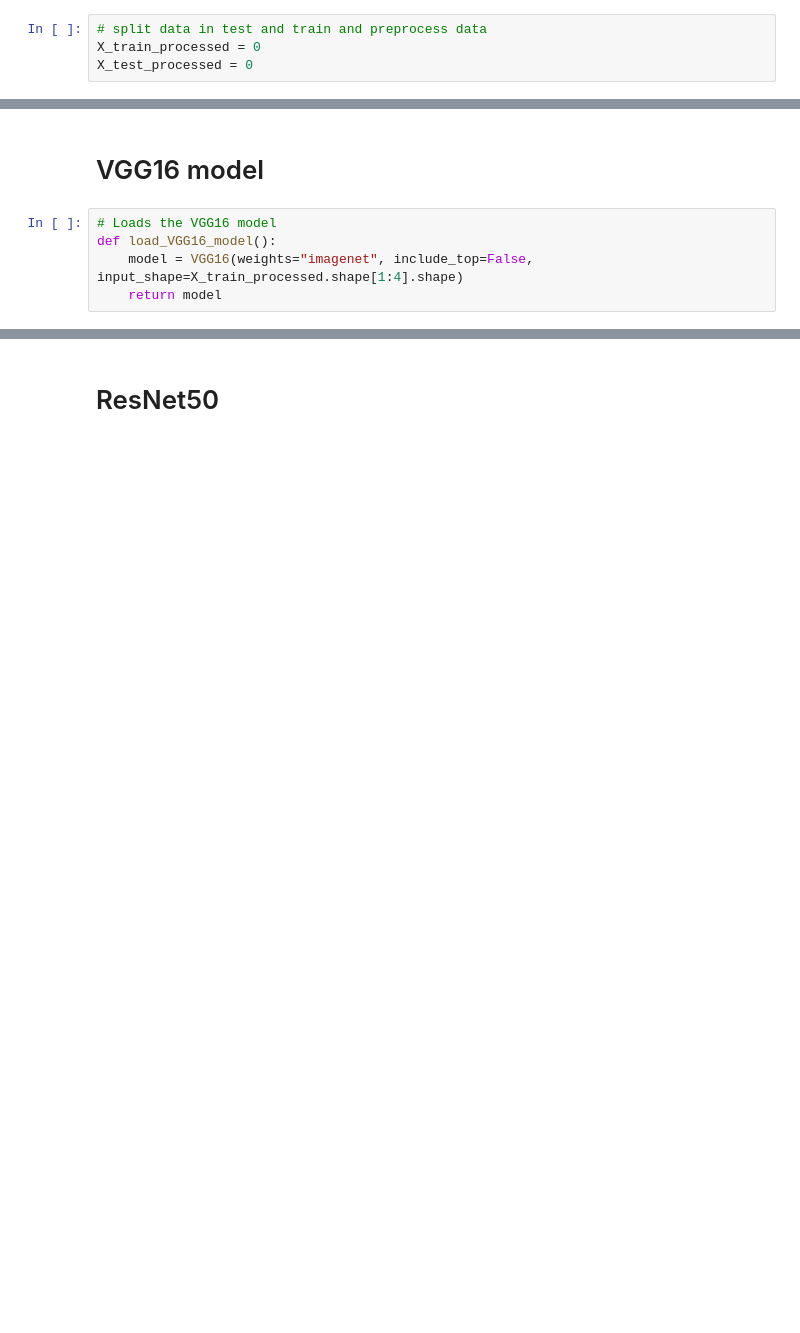
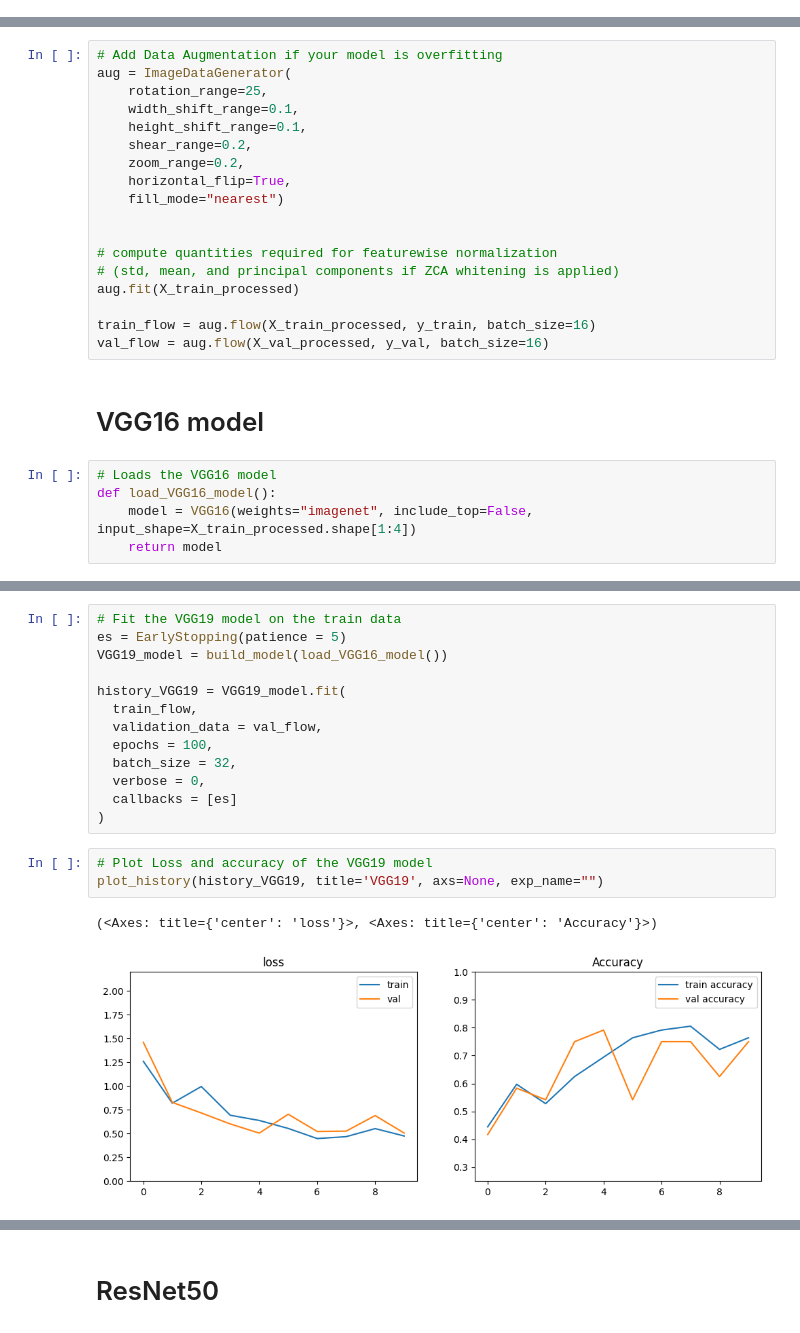
Before and after one commit to ariannamng/predicting_nail_diseases, a Jupyter notebook: predicting_nails/prediction/simple_model.ipynb, the cells around one changed output, grey strips where cells are left out. Cells and saved outputs as stored; diff of their text form; blank space fills up the shorter version.

Commit message:
updated simple model

```diff
--- a/predicting_nails/prediction/simple_model.ipynb
+++ b/predicting_nails/prediction/simple_model.ipynb
@@ -97,4 +135,0 @@ else:
-# %%
-# split data in test and train and preprocess data
-X_train_processed = 0
-X_test_processed = 0
@@ -120,9 +138,27 @@ plot_history(history_baseline, title='Baseline', axs=None, exp_name="")
+# %%
+# Add Data Augmentation if your model is overfitting
+aug = ImageDataGenerator(
+    rotation_range=25,
+    width_shift_range=0.1,
+    height_shift_range=0.1,
+    shear_range=0.2,
+    zoom_range=0.2,
+    horizontal_flip=True,
+    fill_mode="nearest")
+
+
+# compute quantities required for featurewise normalization
+# (std, mean, and principal components if ZCA whitening is applied)
+aug.fit(X_train_processed)
+
+train_flow = aug.flow(X_train_processed, y_train, batch_size=16)
+val_flow = aug.flow(X_val_processed, y_val, batch_size=16)
 # %% [markdown]
 # VGG16 model
 # %%
 # Loads the VGG16 model
 def load_VGG16_model():
-    model = VGG16(weights="imagenet", include_top=False, input_shape=X_train_processed.shape[1:4].shape)
+    model = VGG16(weights="imagenet", include_top=False, input_shape=X_train_processed.shape[1:4])
     return model
 # %%
 # Fit the VGG16 model on the train data
@@ -143,0 +194,19 @@ plot_history(history_VGG16, title='VGG16', axs=None, exp_name="")
+# %%
+# Fit the VGG19 model on the train data
+es = EarlyStopping(patience = 5)
+VGG19_model = build_model(load_VGG16_model())
+
+history_VGG19 = VGG19_model.fit(
+  train_flow,
+  validation_data = val_flow,
+  epochs = 100,
+  batch_size = 32,
+  verbose = 0,
+  callbacks = [es]
+)
+# %%
+# Plot Loss and accuracy of the VGG19 model
+plot_history(history_VGG19, title='VGG19', axs=None, exp_name="")
+# %% [output]
+(<Axes: title={'center': 'loss'}>, <Axes: title={'center': 'Accuracy'}>)
+[figure, added]
```
Also changed, not shown: parts of 33 cells of this notebook, 6 other files.
